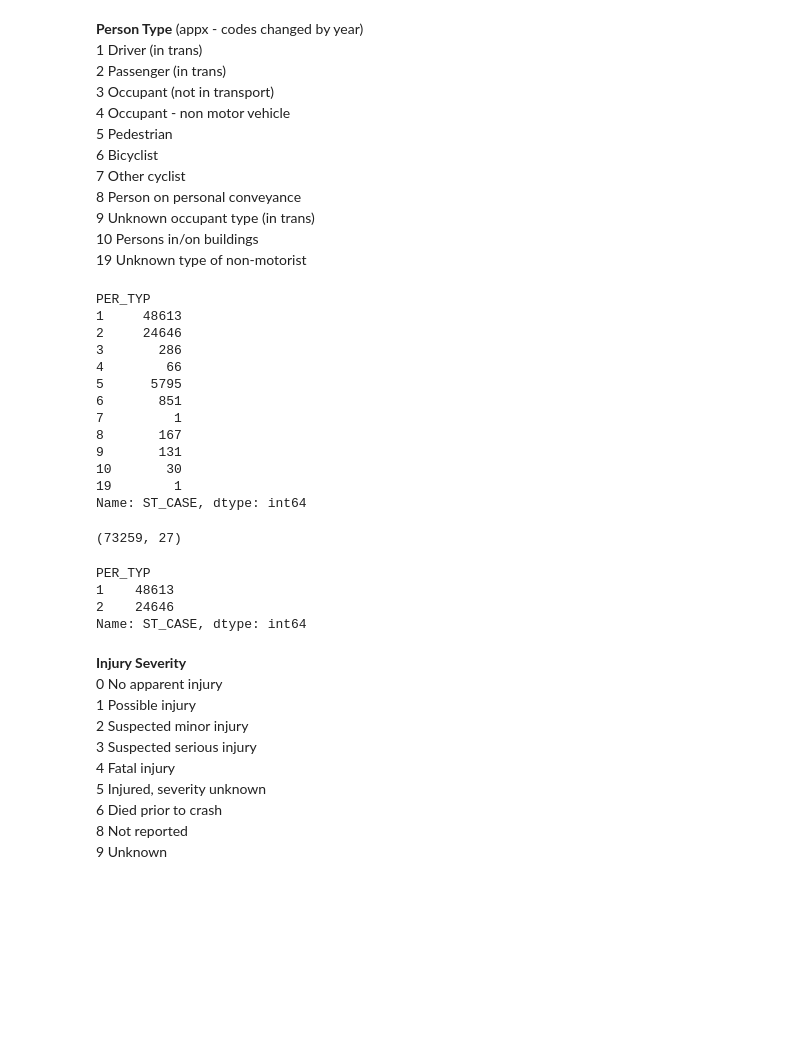
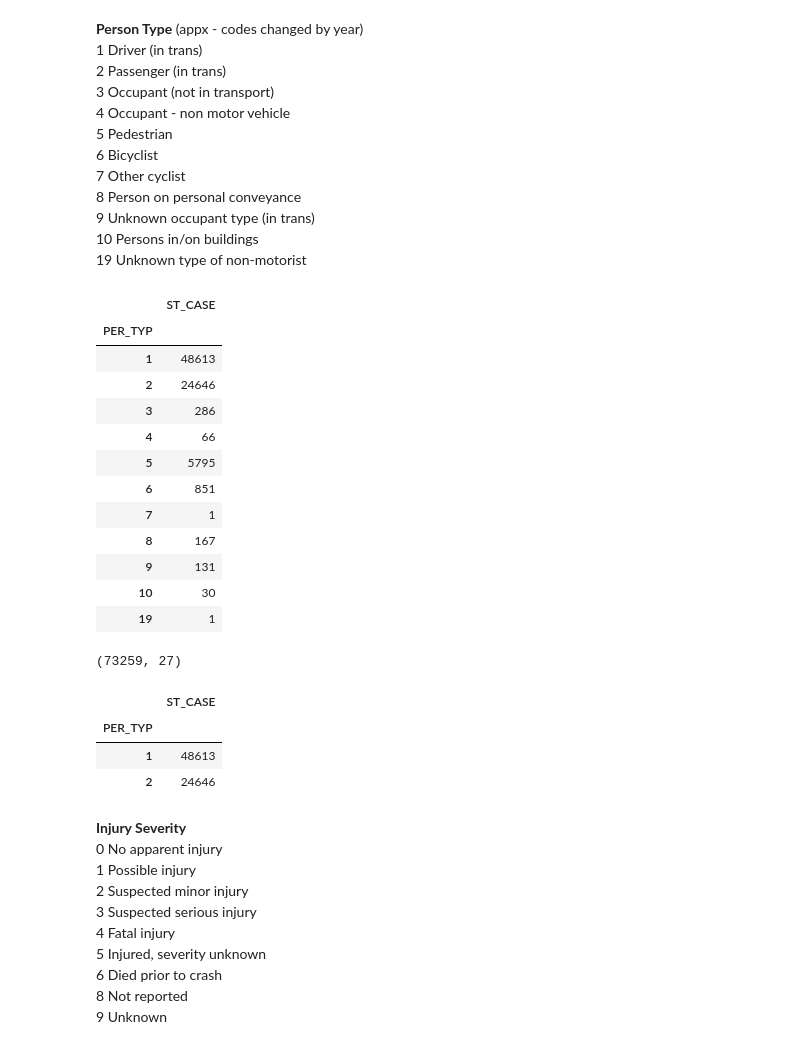
Before and after one commit to kjones5/metis_bootcamp, a Jupyter notebook: Project3_TrafficAccidentData/EDA_trafficfatalities.ipynb, the cells around one changed output. Drawn from its saved outputs; the diff is of its cells as text; code cells hidden in the pictures; blank space fills up the shorter version.

```diff
--- a/Project3_TrafficAccidentData/EDA_trafficfatalities.ipynb
+++ b/Project3_TrafficAccidentData/EDA_trafficfatalities.ipynb
@@ -131,22 +126,22 @@ Name: ST_CASE, dtype: int64
 10 Persons in/on buildings
 19 Unknown type of non-motorist
 # %%
-df_person.groupby(['PER_TYP'])['ST_CASE'].count()
+df_person.groupby(['PER_TYP'])['ST_CASE'].count().to_frame()
 # want to keep drivers (N=48,613) and passengers (N=24,646)
 # %% [output]
-PER_TYP
-1     48613
-2     24646
-3       286
-4        66
-5      5795
-6       851
-7         1
-8       167
-9       131
-10       30
-19        1
-Name: ST_CASE, dtype: int64
+|  | ST_CASE |
+| PER_TYP |  |
+| 1 | 48613 |
+| 2 | 24646 |
+| 3 | 286 |
+| 4 | 66 |
+| 5 | 5795 |
+| 6 | 851 |
+| 7 | 1 |
+| 8 | 167 |
+| 9 | 131 |
+| 10 | 30 |
+| 19 | 1 |
 # %%
 # keep drivers and passengers
 df_person = df_person[(df_person.PER_TYP == 1) | (df_person.PER_TYP == 2)]
@@ -156,12 +151,12 @@ df_person.shape
 (73259, 27)
 # %%
 # check values
-df_person.groupby(['PER_TYP'])['ST_CASE'].count()
+df_person.groupby(['PER_TYP'])['ST_CASE'].count().to_frame()
 # %% [output]
-PER_TYP
-1    48613
-2    24646
-Name: ST_CASE, dtype: int64
+|  | ST_CASE |
+| PER_TYP |  |
+| 1 | 48613 |
+| 2 | 24646 |
 # %% [markdown]
 **Injury Severity**
 0 No apparent injury
```
Also changed, not shown: parts of 117 cells of this notebook, 1 other file.
